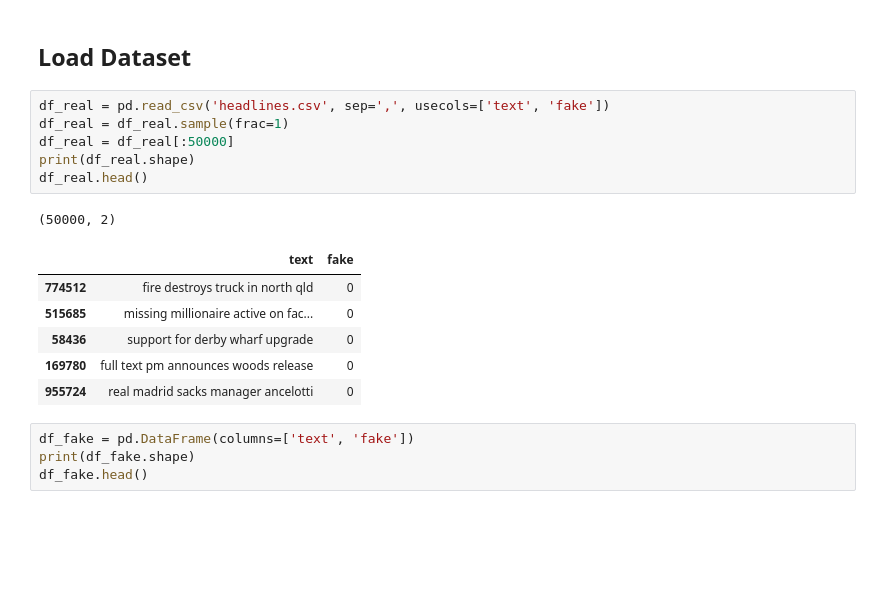
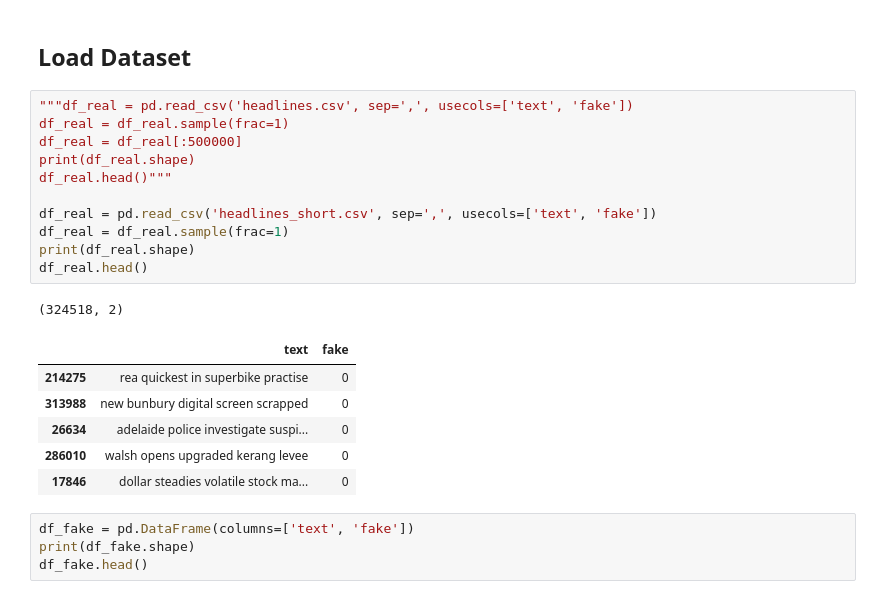
Before and after one commit to hogch/masterproject_gan, a Jupyter notebook: SeqGAN_headlines.ipynb, the cells around one changed output. Saved outputs shown, nothing was run; the diff lists cells and outputs as text; blank space fills up the shorter version.

```diff
--- a/SeqGAN_headlines.ipynb
+++ b/SeqGAN_headlines.ipynb
@@ -73,19 +72,24 @@ Found GPU at: /device:GPU:0
 # %% [markdown]
 ## Load Dataset
 # %%
-df_real = pd.read_csv('headlines.csv', sep=',', usecols=['text', 'fake'])
+"""df_real = pd.read_csv('headlines.csv', sep=',', usecols=['text', 'fake'])
 df_real = df_real.sample(frac=1)
-df_real = df_real[:50000]
+df_real = df_real[:500000]
+print(df_real.shape)
+df_real.head()"""
+
+df_real = pd.read_csv('headlines_short.csv', sep=',', usecols=['text', 'fake'])
+df_real = df_real.sample(frac=1)
 print(df_real.shape)
 df_real.head()
 # %% [output]
-(50000, 2)
+(324518, 2)
 |  | text | fake |
-| 774512 | fire destroys truck in north qld | 0 |
-| 515685 | missing millionaire active on fac... | 0 |
-| 58436 | support for derby wharf upgrade | 0 |
-| 169780 | full text pm announces woods release | 0 |
-| 955724 | real madrid sacks manager ancelotti | 0 |
+| 214275 | rea quickest in superbike practise | 0 |
+| 313988 | new bunbury digital screen scrapped | 0 |
+| 26634 | adelaide police investigate suspi... | 0 |
+| 286010 | walsh opens upgraded kerang levee | 0 |
+| 17846 | dollar steadies volatile stock ma... | 0 |
 # %%
 df_fake = pd.DataFrame(columns=['text', 'fake'])
 print(df_fake.shape)
```
Also changed, not shown: parts of 15 cells of this notebook.
